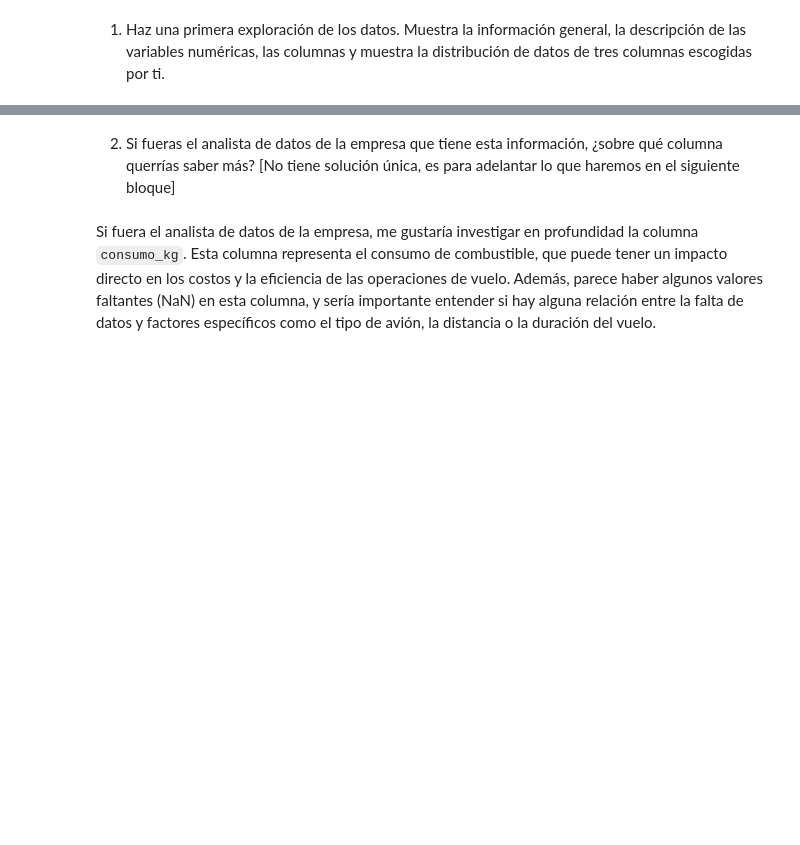
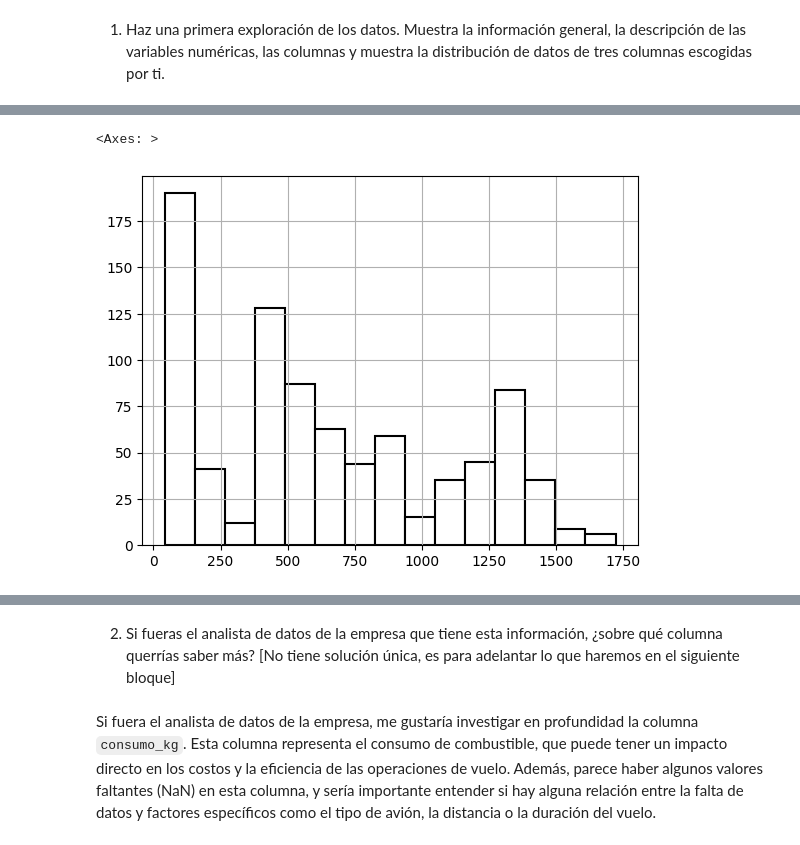
Before and after one commit to apvwbm/ONLINE_DS_THEBRIDGE_FILES, a Jupyter notebook: Sprints/04_Herramientas_avanzadas_Pandas/Unidad_02/Practica_Obligatoria/18_Practica_Obligatoria_Pandas_II.ipynb, the cells around one changed output, grey strips where cells are left out. Cells and saved outputs as stored; diff of their text form; code cells hidden in the pictures; blank space fills up the shorter version.

```diff
--- a/Sprints/04_Herramientas_avanzadas_Pandas/Unidad_02/Practica_Obligatoria/18_Practica_Obligatoria_Pandas_II.ipynb
+++ b/Sprints/04_Herramientas_avanzadas_Pandas/Unidad_02/Practica_Obligatoria/18_Practica_Obligatoria_Pandas_II.ipynb
@@ -64,3 +66,8 @@ Data columns (total 7 columns):
 433.0     21
 69.0      19
 Name: count, dtype: int64
+# %%
+df.duracion.hist( bins = 15, edgecolor = '#000', color = '#fff', linewidth = 1.5)
+# %% [output]
+<Axes: >
+[figure, added]
```
Also changed, not shown: parts of 21 cells of this notebook, 14 other files.
